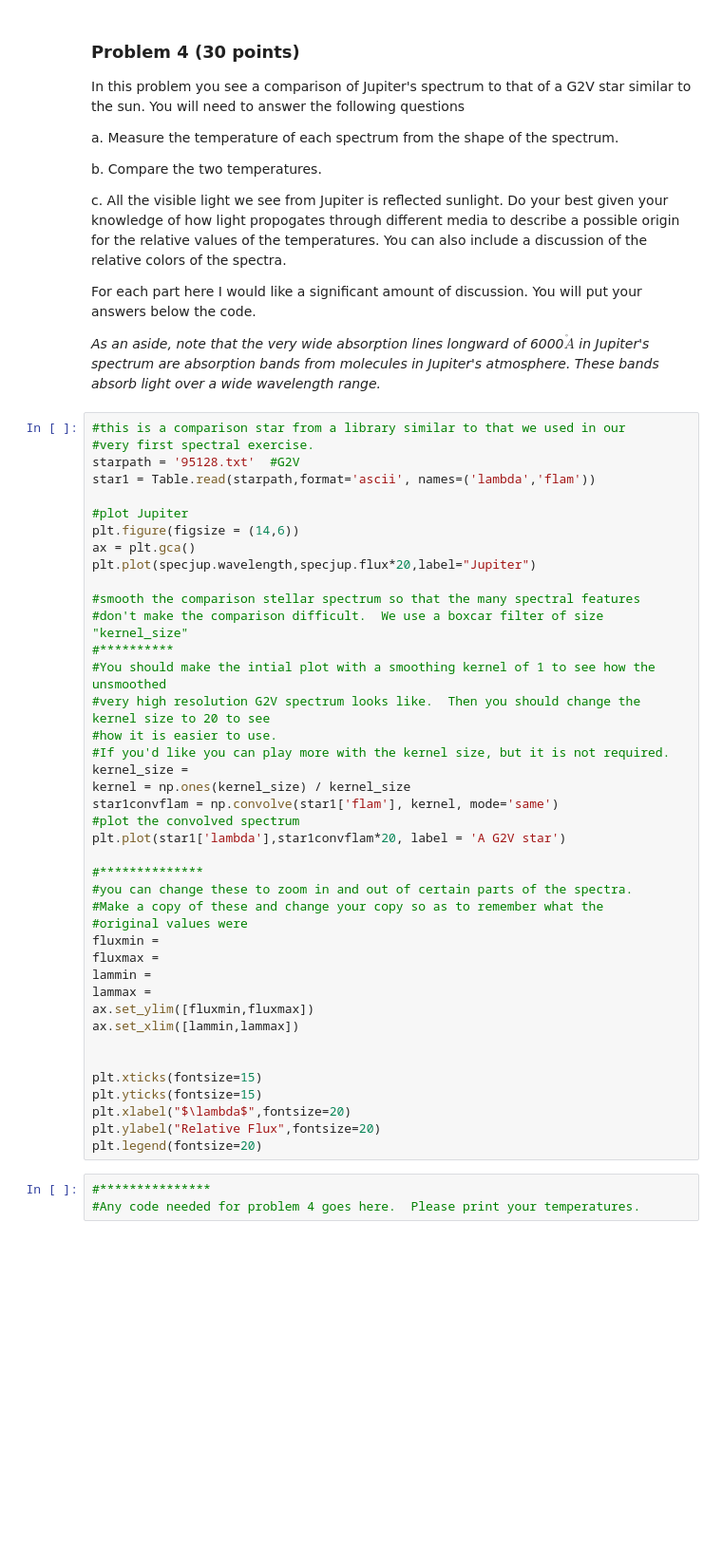
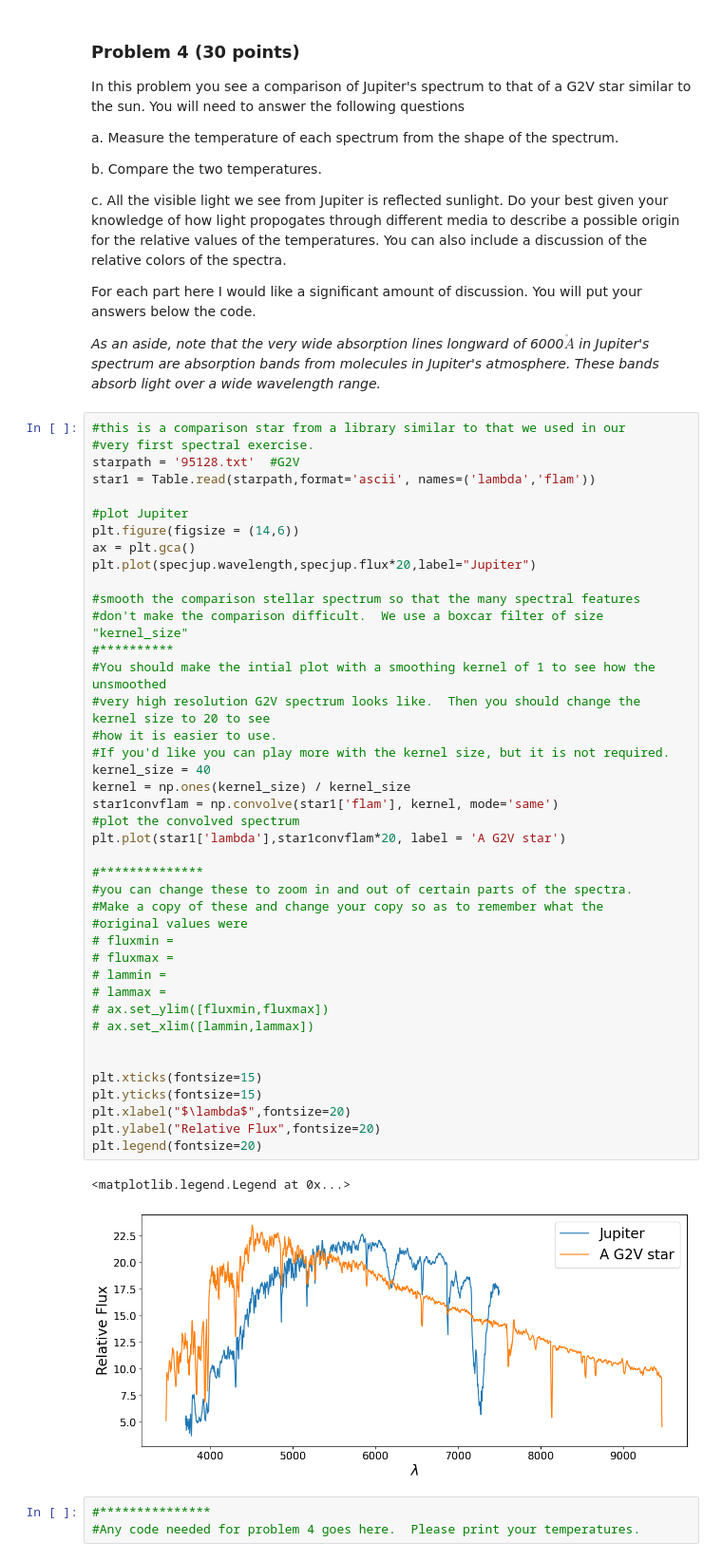
Before and after one commit to OZafuta/Analysis_Real_Spectra_Student, a Jupyter notebook: analysis_real_spectra.student.ipynb, the cells around one changed output. Shown at 95% size. Saved outputs shown, nothing was run; the diff lists cells and outputs as text; blank space fills up the shorter version.

```diff
--- a/analysis_real_spectra.student.ipynb
+++ b/analysis_real_spectra.student.ipynb
@@ -398,40 +414,43 @@ starpath = '95128.txt'  #G2V
 star1 = Table.read(starpath,format='ascii', names=('lambda','flam'))
 
 #plot Jupiter
 plt.figure(figsize = (14,6))
 ax = plt.gca()
 plt.plot(specjup.wavelength,specjup.flux*20,label="Jupiter")
 
 #smooth the comparison stellar spectrum so that the many spectral features
 #don't make the comparison difficult.  We use a boxcar filter of size "kernel_size"
 #**********
 #You should make the intial plot with a smoothing kernel of 1 to see how the unsmoothed
 #very high resolution G2V spectrum looks like.  Then you should change the kernel size to 20 to see
 #how it is easier to use.
 #If you'd like you can play more with the kernel size, but it is not required.
-kernel_size =
+kernel_size = 40
 kernel = np.ones(kernel_size) / kernel_size
 star1convflam = np.convolve(star1['flam'], kernel, mode='same')
 #plot the convolved spectrum
 plt.plot(star1['lambda'],star1convflam*20, label = 'A G2V star')
 
 #**************
 #you can change these to zoom in and out of certain parts of the spectra.
 #Make a copy of these and change your copy so as to remember what the
 #original values were
-fluxmin =
-fluxmax =
-lammin =
-lammax =
-ax.set_ylim([fluxmin,fluxmax])
-ax.set_xlim([lammin,lammax])
+# fluxmin =
+# fluxmax =
+# lammin =
+# lammax =
+# ax.set_ylim([fluxmin,fluxmax])
+# ax.set_xlim([lammin,lammax])
 
 
 plt.xticks(fontsize=15)
 plt.yticks(fontsize=15)
 plt.xlabel("$\lambda$",fontsize=20)
 plt.ylabel("Relative Flux",fontsize=20)
 plt.legend(fontsize=20)
+# %% [output]
+<matplotlib.legend.Legend at 0x...>
+[figure, added]
 # %%
 #***************
 #Any code needed for problem 4 goes here.  Please print your temperatures.
```
Also changed, not shown: parts of 6 cells of this notebook.
